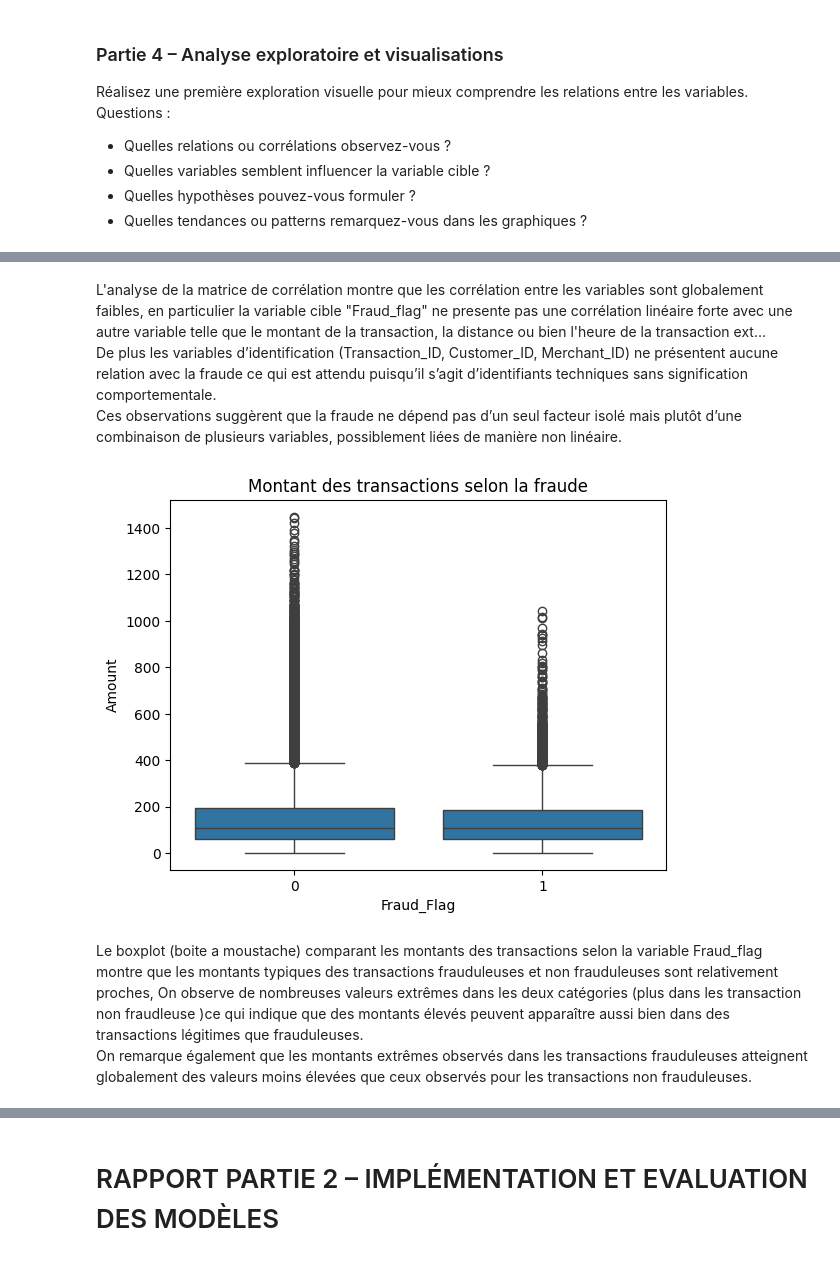
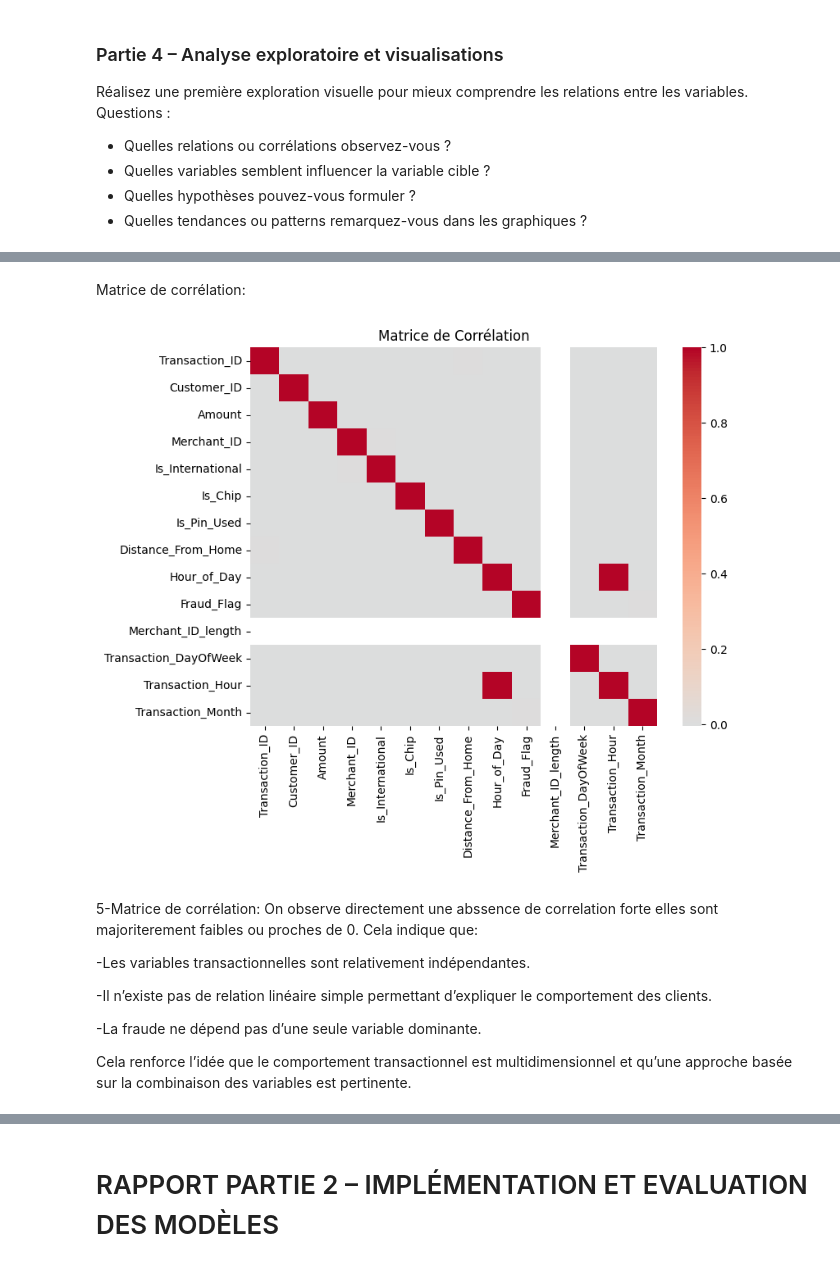
Before and after one commit to mahmoudbhs/Analyse-de-donn-es-et-ML, a Jupyter notebook: Rapport_final.ipynb, the cells around one changed output, grey strips where cells are left out. Drawn from its saved outputs; the diff is of its cells as text; code cells hidden in the pictures.

```diff
--- a/Rapport_final.ipynb
+++ b/Rapport_final.ipynb
@@ -548,16 +574,21 @@ plt.show()
+# %% [markdown]
+Matrice de corrélation:
+# %%
+plt.figure(figsize=(8,6))
+corr = data.select_dtypes(include="number").corr()
+
+sns.heatmap(corr, cmap="coolwarm", center=0)
+plt.title("Matrice de Corrélation")
+plt.show()
+# %% [output]
+[figure, added]
 # %% [markdown]
-L'analyse de la matrice de corrélation montre que les corrélation entre les variables sont globalement faibles, en particulier la variable cible "Fraud_flag" ne presente pas une corrélation linéaire forte avec une autre variable telle que le montant de la transaction, la distance ou bien l'heure de la transaction ext...
-De plus les variables d’identification (Transaction_ID, Customer_ID, Merchant_ID) ne présentent aucune relation avec la fraude ce qui est attendu puisqu’il s’agit d’identifiants techniques sans signification comportementale.
-Ces observations suggèrent que la fraude ne dépend pas d’un seul facteur isolé mais plutôt d’une combinaison de plusieurs variables, possiblement liées de manière non linéaire.
+5-Matrice de corrélation: On observe directement une abssence de correlation forte elles sont majoriterement faibles ou proches de 0. Cela indique que:
+
+-Les variables transactionnelles sont relativement indépendantes.
+
+-Il n’existe pas de relation linéaire simple permettant d’expliquer le comportement des clients.
+
+-La fraude ne dépend pas d’une seule variable dominante.
+
+Cela renforce l’idée que le comportement transactionnel est multidimensionnel et qu’une approche basée sur la combinaison des variables est pertinente.
-# %%
-import seaborn as sns
-import matplotlib.pyplot as plt
-
-sns.boxplot(x="Fraud_Flag", y="Amount", data=data)
-plt.title("Montant des transactions selon la fraude")
-plt.show()
-# %% [output]
-[figure, removed]
-# %% [markdown]
-Le boxplot (boite a moustache) comparant les montants des transactions selon la variable Fraud_flag montre que les montants typiques des transactions frauduleuses et non frauduleuses sont relativement proches, On observe de nombreuses valeurs extrêmes dans les deux catégories (plus dans les transaction non fraudleuse )ce qui indique que des montants élevés peuvent apparaître aussi bien dans des transactions légitimes que frauduleuses.
-On remarque également que les montants extrêmes observés dans les transactions frauduleuses atteignent globalement des valeurs moins élevées que ceux observés pour les transactions non frauduleuses.
```
Also changed, not shown: parts of 62 cells of this notebook, 2 other files.
